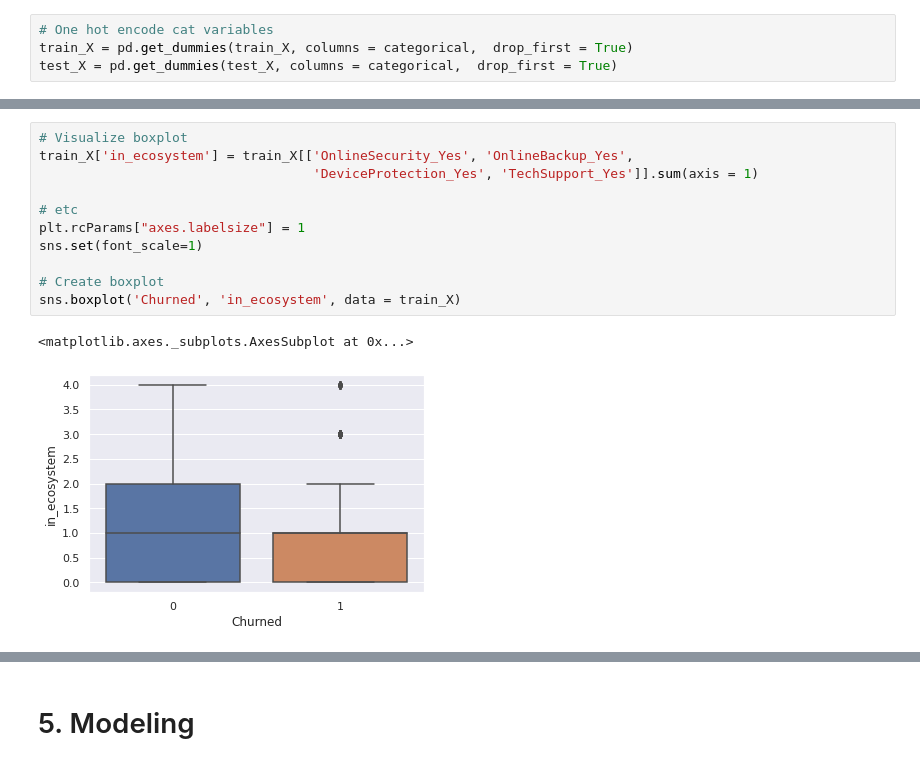
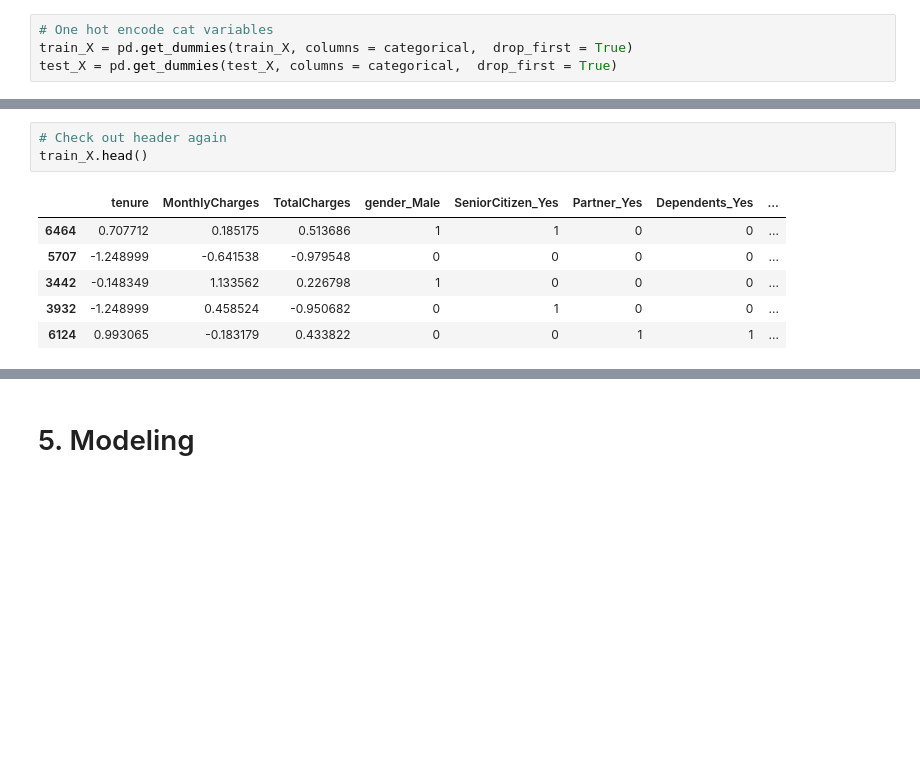
Before and after one commit to datacamp/machine-learning-with-scikit-learn-live-training, a Jupyter notebook: notebooks/Machine learning with scikit learn_solution.ipynb, the cells around one changed output, grey strips where cells are left out. Saved outputs shown, nothing was run; the diff lists cells and outputs as text; blank space fills up the shorter version.

```diff
--- a/notebooks/Machine learning with scikit learn_solution.ipynb
+++ b/notebooks/Machine learning with scikit learn_solution.ipynb
@@ -566,14 +554,10 @@ Name: Churned, dtype: float64
-# %%
-# Visualize boxplot
-train_X['in_ecosystem'] = train_X[['OnlineSecurity_Yes', 'OnlineBackup_Yes',
-                                   'DeviceProtection_Yes', 'TechSupport_Yes']].sum(axis = 1)
-
-# etc
-plt.rcParams["axes.labelsize"] = 1
-sns.set(font_scale=1)
-
-# Create boxplot
-sns.boxplot('Churned', 'in_ecosystem', data = train_X)
-# %% [output]
-<matplotlib.axes._subplots.AxesSubplot at 0x...>
-[figure, removed]
+# %%
+# Check out header again
+train_X.head()
+# %% [output]
+|  | tenure | MonthlyCharges | TotalCharges | gender_Male | SeniorCitizen_Yes | Partner_Yes | Dependents_Yes | ... |
+| 6464 | 0.707712 | 0.185175 | 0.513686 | 1 | 1 | 0 | 0 | ... |
+| 5707 | -1.248999 | -0.641538 | -0.979548 | 0 | 0 | 0 | 0 | ... |
+| 3442 | -0.148349 | 1.133562 | 0.226798 | 1 | 0 | 0 | 0 | ... |
+| 3932 | -1.248999 | 0.458524 | -0.950682 | 0 | 1 | 0 | 0 | ... |
+| 6124 | 0.993065 | -0.183179 | 0.433822 | 0 | 0 | 1 | 1 | ... |
```
Also changed, not shown: parts of 14 cells of this notebook.
